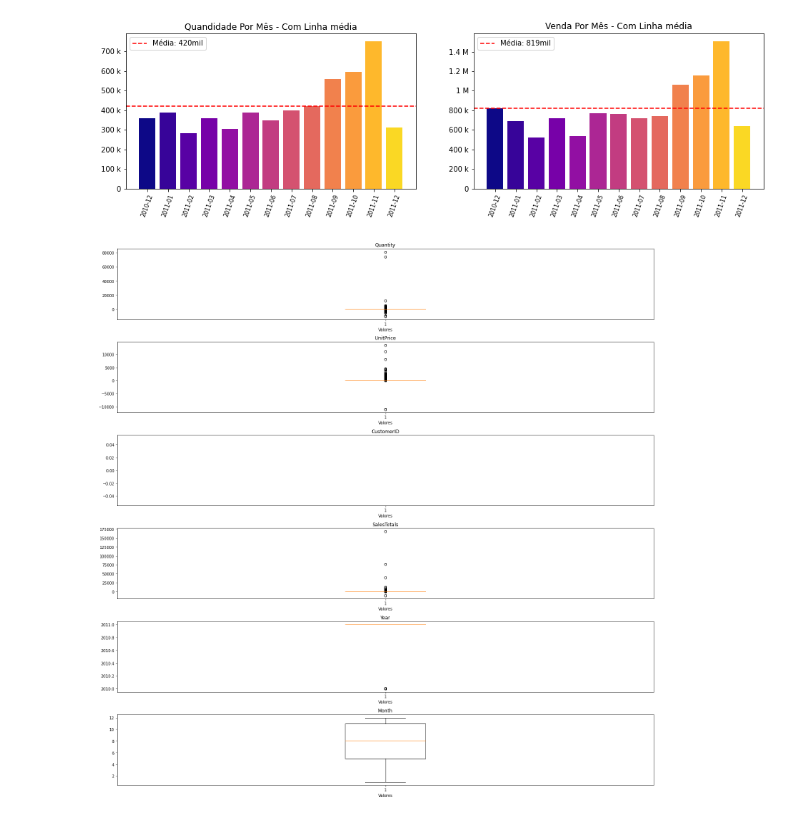
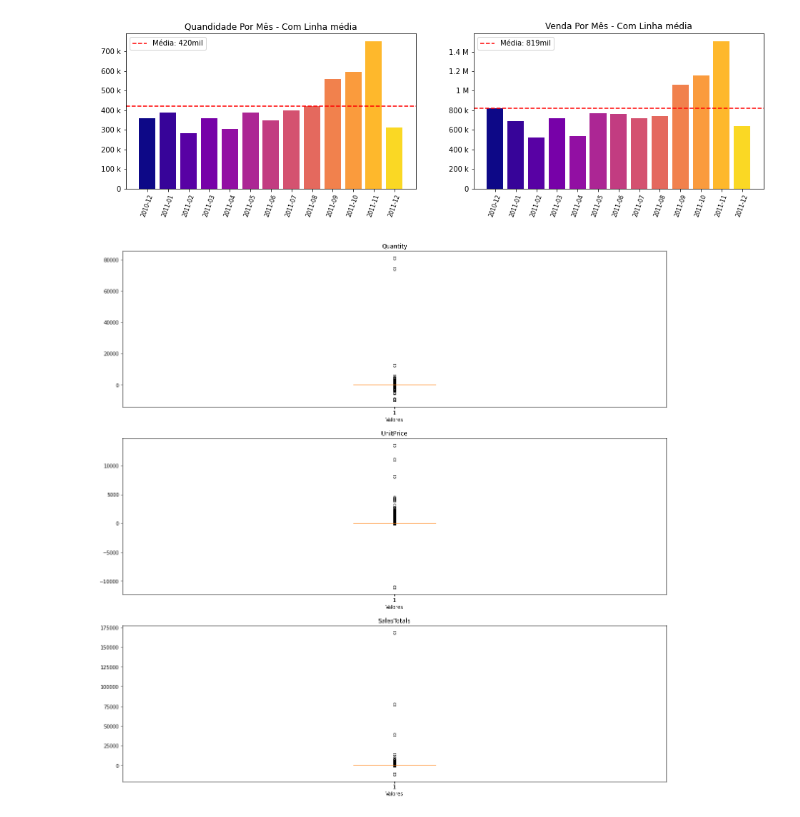
Before and after one commit to Franklin-Souza/portfolio, a Jupyter notebook: Projeto-1_Online_Retail.ipynb, the cells around one changed output. Cells and saved outputs as stored; diff of their text form; code cells hidden in the pictures.

```diff
--- a/Projeto-1_Online_Retail.ipynb
+++ b/Projeto-1_Online_Retail.ipynb
@@ -278,18 +278,18 @@ plt.show()
 # %%
 #BOX PLOT
 
-colunas_numericas = df.select_dtypes(include=['Int64', 'float64']).columns
+colunas_numericas = df[['Quantity','UnitPrice','SalesTotals']].columns
 
 
 plt.figure(figsize=(20,20))
 
 for i,column  in enumerate(colunas_numericas):
     plt.subplot(len(colunas_numericas),1,i+1)
     plt.boxplot(df[column])
     plt.title(column)
     plt.xlabel('Valores')
 
-plt.tight_layout()  # Ajusta o layout para evitar sobreposição
+#plt.tight_layout()  # Ajusta o layout para evitar sobreposição
 plt.show()  # Mostra os gráficos
 # %% [output]
-[figure, old version]
+[figure, new version]
```
Also changed, not shown: parts of 3 cells of this notebook.
